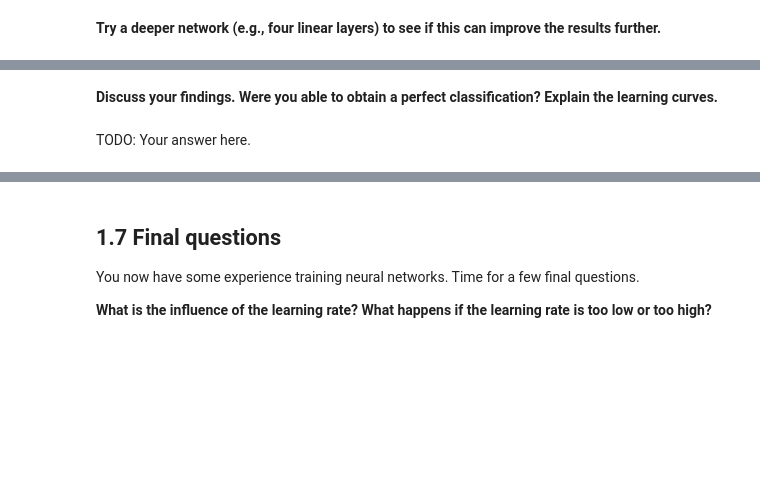
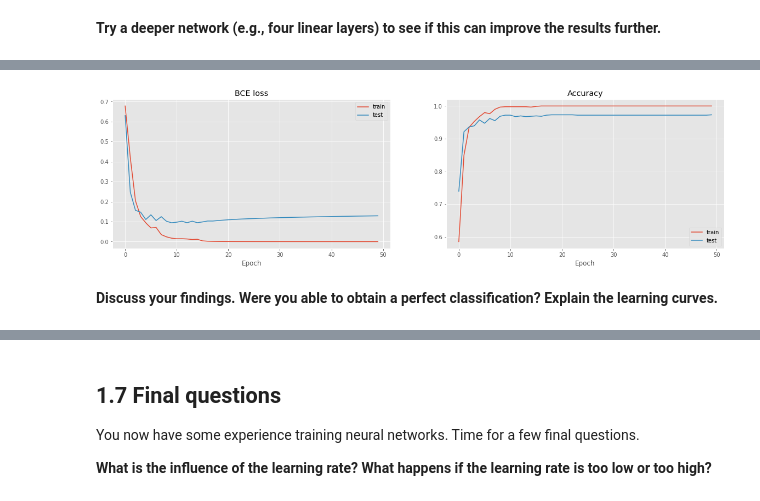
Before and after one commit to NienkeWessel/RadboudDeepLearning, a Jupyter notebook: deep-learning-assignment-1.ipynb, the cells around one changed output, grey strips where cells are left out. Cells and saved outputs as stored; diff of their text form; code cells hidden in the pictures; blank space fills up the shorter version.

```diff
--- a/deep-learning-assignment-1.ipynb
+++ b/deep-learning-assignment-1.ipynb
@@ -1030,0 +1113,18 @@ TODO: Discuss the results here.
+# %%
+# construct network
+net = Net([
+        Linear(64, 48),
+        ReLU(),
+        Linear(48, 32),
+        ReLU(),
+        Linear(32, 21),
+        ReLU(),
+        Linear(21, 1),
+        Sigmoid()])
+
+# TODO: tune the hyperparameters
+fit(net, x, y,
+    epochs = 50,
+    learning_rate = 0.01,
+    mb_size = 10)
+# %% [output]
@@ -1031,4 +1148,3 @@ TODO: Discuss the results here.
+[figure, added]
 # %% [markdown]
 **Discuss your findings. Were you able to obtain a perfect classification? Explain the learning curves.**
-# %% [markdown]
-TODO: Your answer here.
```
Also changed, not shown: parts of 32 cells of this notebook.
